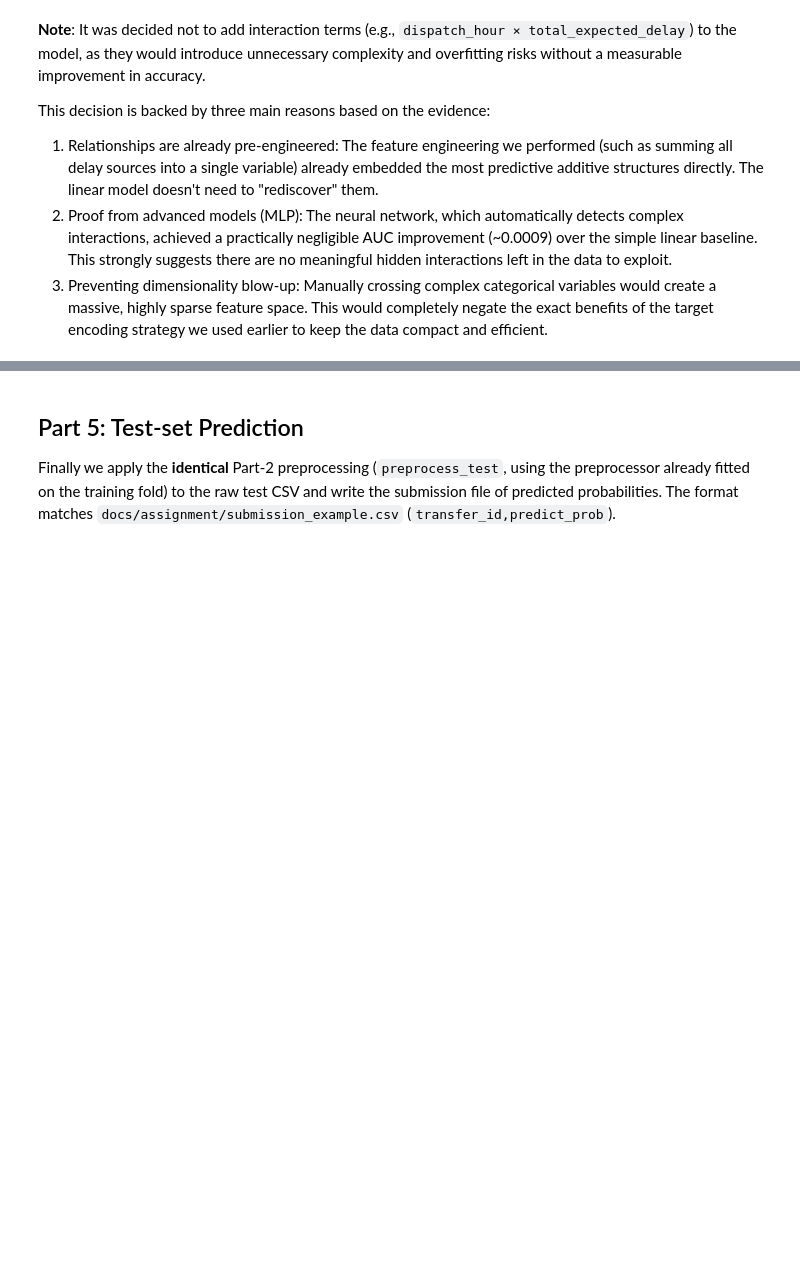
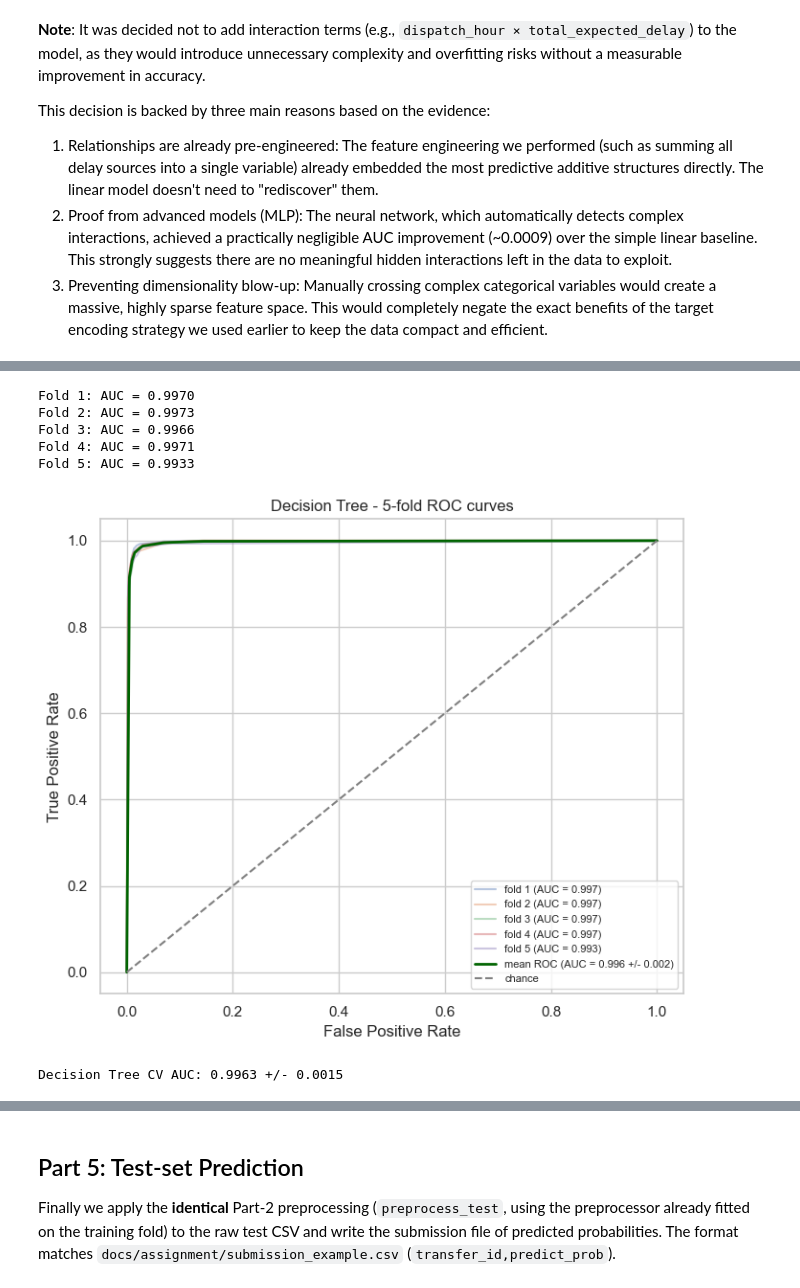
Before and after one commit to tomerbd007/LogisticsTransferPrediction, a Jupyter notebook: main.ipynb, the cells around one changed output, grey strips where cells are left out. Saved outputs shown, nothing was run; the diff lists cells and outputs as text; code cells hidden in the pictures; blank space fills up the shorter version.

```diff
--- a/main.ipynb
+++ b/main.ipynb
@@ -2699,0 +2901,64 @@ This decision is backed by three main reasons based on the evidence:
+# %%
+# Stratified 5-fold CV on the raw training data, with preprocessing refit inside
+# each fold exactly as in the MLP, SVM and Logistic Regression sections.
+skf_dt = StratifiedKFold(n_splits=5, shuffle=True, random_state=RANDOM_STATE)
+X_raw_idx_dt = X_raw.reset_index(drop=True)
+y_idx_dt = y.reset_index(drop=True)
+
+mean_fpr_dt = np.linspace(0, 1, 200)
+tprs_dt, fold_aucs_dt = [], []
+
+plt.figure(figsize=(7, 6))
+for fold, (tr_idx, va_idx) in enumerate(skf_dt.split(X_raw_idx_dt, y_idx_dt), start=1):
+    Xtr = engineer_features(X_raw_idx_dt.iloc[tr_idx])
+    Xva = engineer_features(X_raw_idx_dt.iloc[va_idx])
+    ytr, yva = y_idx_dt.iloc[tr_idx], y_idx_dt.iloc[va_idx]
+
+    pre = build_preprocessor(IMPUTE_METHOD)
+    Xtr_p = pre.fit_transform(Xtr, ytr)
+    Xva_p = pre.transform(Xva)
+
+    clf_k = make_decision_tree(chosen_dt_params, seed=RANDOM_STATE + fold)
+    clf_k.fit(Xtr_p, ytr)
+    proba_k = clf_k.predict_proba(Xva_p)[:, 1]
+
+    auc_k = roc_auc_score(yva, proba_k)
+    fold_aucs_dt.append(auc_k)
+
+    fpr, tpr, _ = roc_curve(yva, proba_k)
+    interp_tpr = np.interp(mean_fpr_dt, fpr, tpr)
+    interp_tpr[0] = 0.0
+    tprs_dt.append(interp_tpr)
+
+    plt.plot(fpr, tpr, alpha=0.4, label=f"fold {fold} (AUC = {auc_k:.3f})")
+    print(f"Fold {fold}: AUC = {auc_k:.4f}")
+
+mean_tpr_dt = np.mean(tprs_dt, axis=0)
+mean_tpr_dt[-1] = 1.0
+mean_auc_dt = np.mean(fold_aucs_dt)
+std_auc_dt = np.std(fold_aucs_dt)
+
+plt.plot(
+    mean_fpr_dt,
+    mean_tpr_dt,
+    color="darkgreen",
+    lw=2,
+    label=f"mean ROC (AUC = {mean_auc_dt:.3f} +/- {std_auc_dt:.3f})",
+)
+plt.plot([0, 1], [0, 1], "--", color="grey", label="chance")
+plt.xlabel("False Positive Rate")
+plt.ylabel("True Positive Rate")
+plt.title("Decision Tree - 5-fold ROC curves")
+plt.legend(loc="lower right", fontsize=8)
+plt.tight_layout()
+plt.show()
+
+print(f"\nDecision Tree CV AUC: {mean_auc_dt:.4f} +/- {std_auc_dt:.4f}")
+# %% [output]
+Fold 1: AUC = 0.9970
+Fold 2: AUC = 0.9973
+Fold 3: AUC = 0.9966
+Fold 4: AUC = 0.9971
+Fold 5: AUC = 0.9933
+[figure, added]
+Decision Tree CV AUC: 0.9963 +/- 0.0015
```
Also changed, not shown: parts of 12 cells of this notebook.
